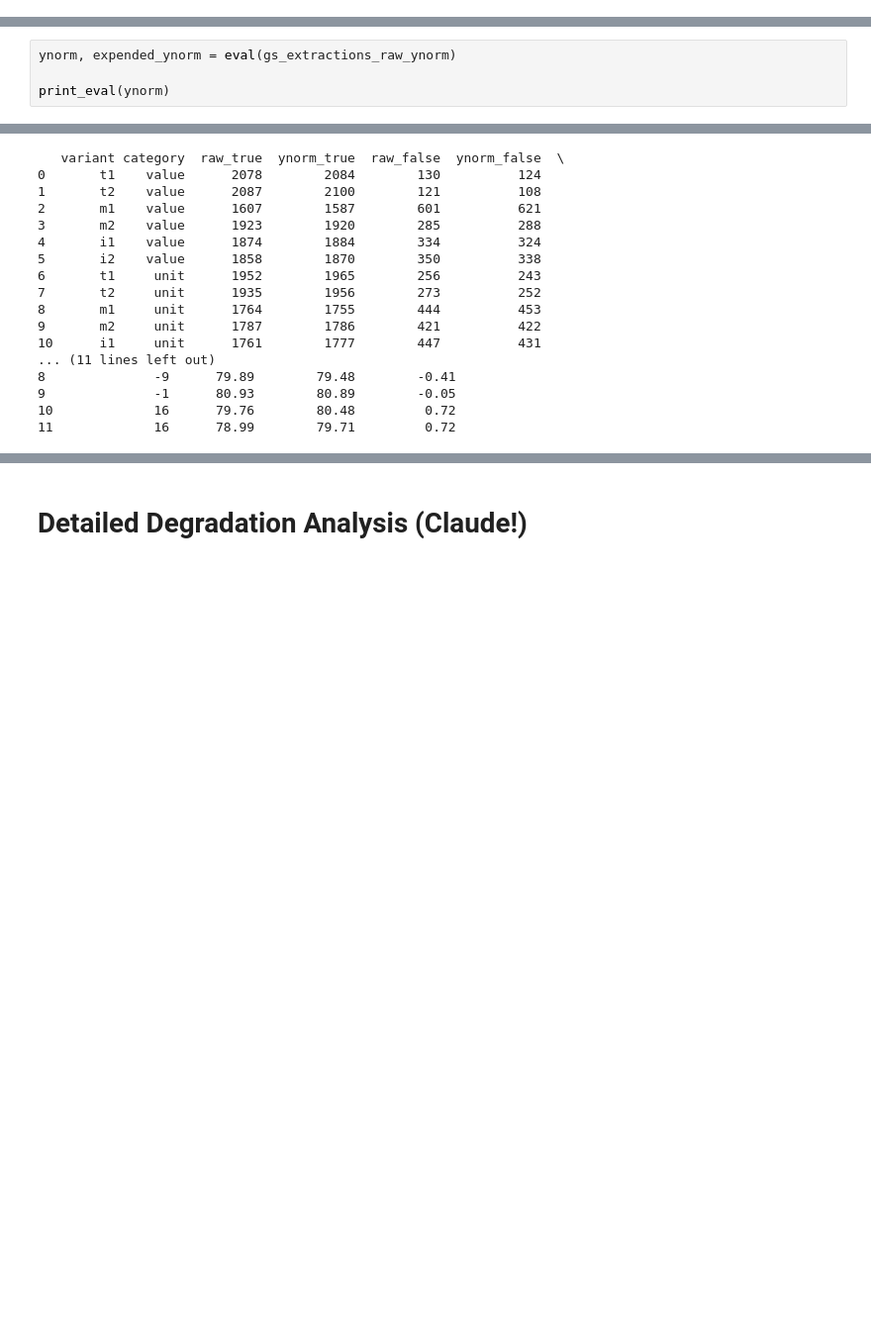
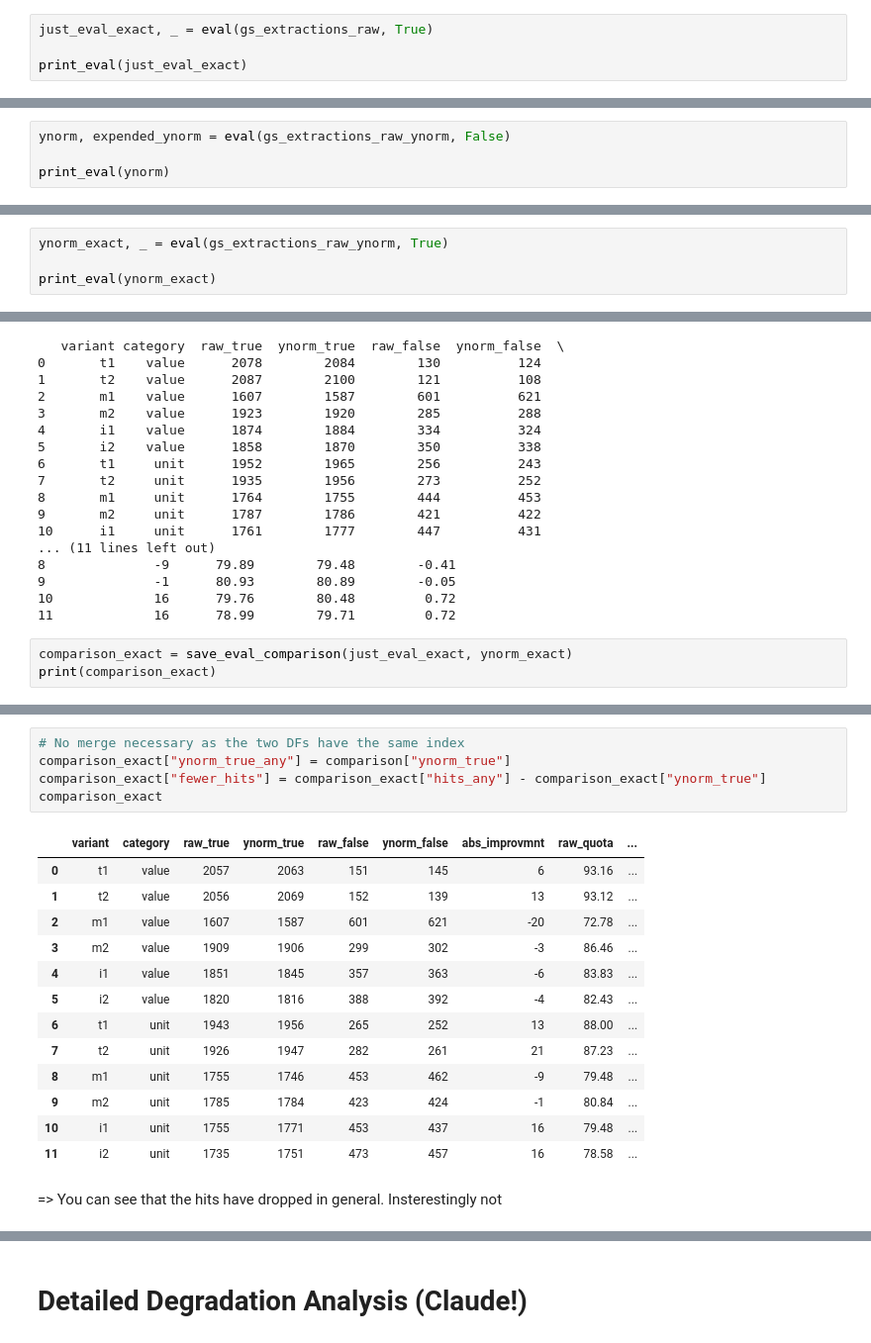
Before and after one commit to KuhlmannJ/2026_BA_Code, a Jupyter notebook: evaluations/PipelineB/02-Evaluation.ipynb, the cells around one changed output, grey strips where cells are left out. Shown at 99% size. Saved outputs shown, nothing was run; the diff lists cells and outputs as text; blank space fills up the shorter version.

```diff
--- a/evaluations/PipelineB/02-Evaluation.ipynb
+++ b/evaluations/PipelineB/02-Evaluation.ipynb
@@ -107,3 +134,7 @@ m1: True = 1764 || False = 444 || Quota = 79.89%
 m2: True = 1787 || False = 421 || Quota = 80.93%
 i1: True = 1761 || False = 447 || Quota = 79.76%
 i2: True = 1744 || False = 464 || Quota = 78.99%
+# %%
+just_eval_exact, _ = eval(gs_extractions_raw, True)
+
+print_eval(just_eval_exact)
@@ -110,5 +157,5 @@ i2: True = 1744 || False = 464 || Quota = 78.99%
 # %%
-ynorm, expended_ynorm = eval(gs_extractions_raw_ynorm)
+ynorm, expended_ynorm = eval(gs_extractions_raw_ynorm, False)
 
 print_eval(ynorm)
 # %% [output]
@@ -127,3 +174,7 @@ m1: True = 1755 || False = 453 || Quota = 79.48%
 m2: True = 1786 || False = 422 || Quota = 80.89%
 i1: True = 1777 || False = 431 || Quota = 80.48%
 i2: True = 1760 || False = 448 || Quota = 79.71%
+# %%
+ynorm_exact, _ = eval(gs_extractions_raw_ynorm, True)
+
+print_eval(ynorm_exact)
@@ -180,3 +247,6 @@ print(comparison)
 9              -1      80.93        80.89        -0.05
 10             16      79.76        80.48         0.72
 11             16      78.99        79.71         0.72
+# %%
+comparison_exact = save_eval_comparison(just_eval_exact, ynorm_exact)
+print(comparison_exact)
@@ -182,0 +271,21 @@ print(comparison)
+# %%
+# No merge necessary as the two DFs have the same index
+comparison_exact["ynorm_true_any"] = comparison["ynorm_true"]
+comparison_exact["fewer_hits"] = comparison_exact["hits_any"] - comparison_exact["ynorm_true"]
+comparison_exact
+# %% [output]
+|  | variant | category | raw_true | ynorm_true | raw_false | ynorm_false | abs_improvmnt | raw_quota | ... |
+| 0 | t1 | value | 2057 | 2063 | 151 | 145 | 6 | 93.16 | ... |
+| 1 | t2 | value | 2056 | 2069 | 152 | 139 | 13 | 93.12 | ... |
+| 2 | m1 | value | 1607 | 1587 | 601 | 621 | -20 | 72.78 | ... |
+| 3 | m2 | value | 1909 | 1906 | 299 | 302 | -3 | 86.46 | ... |
+| 4 | i1 | value | 1851 | 1845 | 357 | 363 | -6 | 83.83 | ... |
+| 5 | i2 | value | 1820 | 1816 | 388 | 392 | -4 | 82.43 | ... |
+| 6 | t1 | unit | 1943 | 1956 | 265 | 252 | 13 | 88.00 | ... |
+| 7 | t2 | unit | 1926 | 1947 | 282 | 261 | 21 | 87.23 | ... |
+| 8 | m1 | unit | 1755 | 1746 | 453 | 462 | -9 | 79.48 | ... |
+| 9 | m2 | unit | 1785 | 1784 | 423 | 424 | -1 | 80.84 | ... |
+| 10 | i1 | unit | 1755 | 1771 | 453 | 437 | 16 | 79.48 | ... |
+| 11 | i2 | unit | 1735 | 1751 | 473 | 457 | 16 | 78.58 | ... |
+# %% [markdown]
+=> You can see that the hits have dropped in general. Insterestingly not
```
Also changed, not shown: parts of 14 cells of this notebook, 7 other files.
